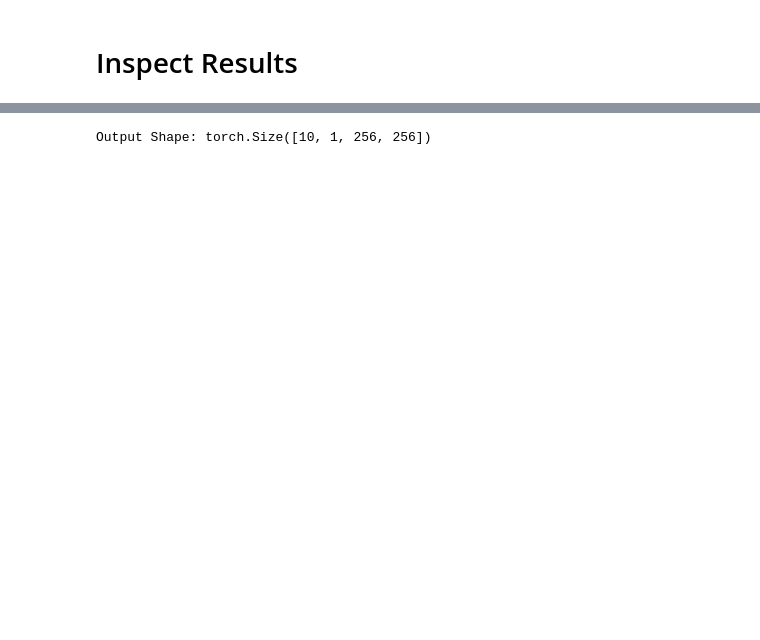
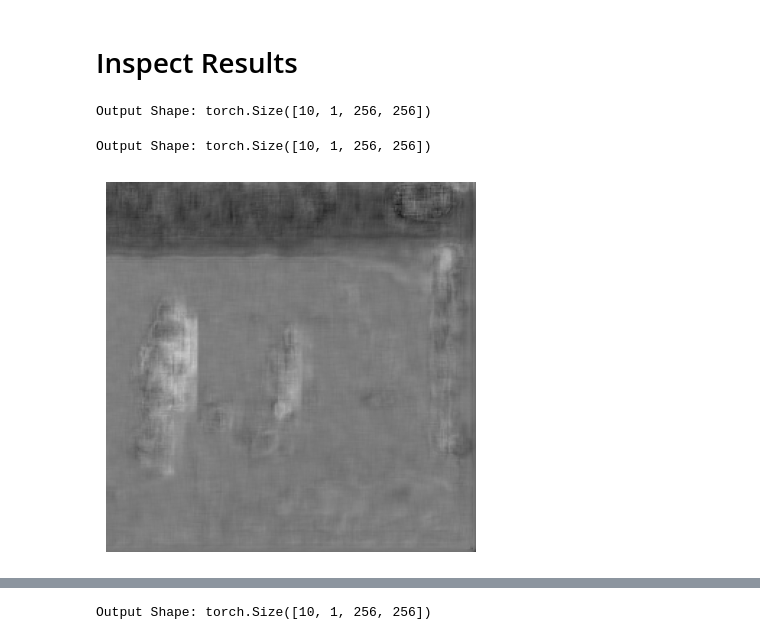
Before and after one commit to Holindauer/SoccerSegmentation, a Jupyter notebook: trainNotebook.ipynb, the cells around one changed output, grey strips where cells are left out. Saved outputs shown, nothing was run; the diff lists cells and outputs as text; code cells hidden in the pictures; blank space fills up the shorter version.

```diff
--- a/trainNotebook.ipynb
+++ b/trainNotebook.ipynb
@@ -115,2 +147,21 @@ Epoch 5 Train Loss: 0.2056 Test Loss: 0.0046
 # %% [markdown]
 # Inspect Results
+# %%
+# instantiate model from state dict
+bestModel = SegmentationNet(config)
+bestModel.load_state_dict(bestModel_StateDict)
+# %% [output]
+Output Shape: torch.Size([10, 1, 256, 256])
+# %%
+# get batch from train
+inputs, targets = next(iter(trainDataLoader))
+
+# run forward pass on trained model
+trainOutputs = bestModel(inputs)
+print(f"\nOutput Shape: {outputs.shape}")
+# %% [output]
+Output Shape: torch.Size([10, 1, 256, 256])
+# %%
+dataReader.plot.imshow(trainOutputs[0])
+# %% [output]
+[figure, added]
```
Also changed, not shown: parts of 17 cells of this notebook, 2 other files.
